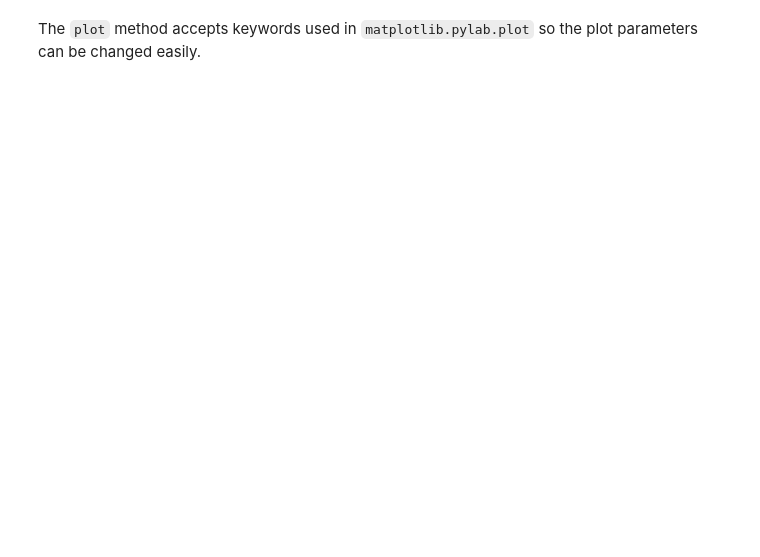
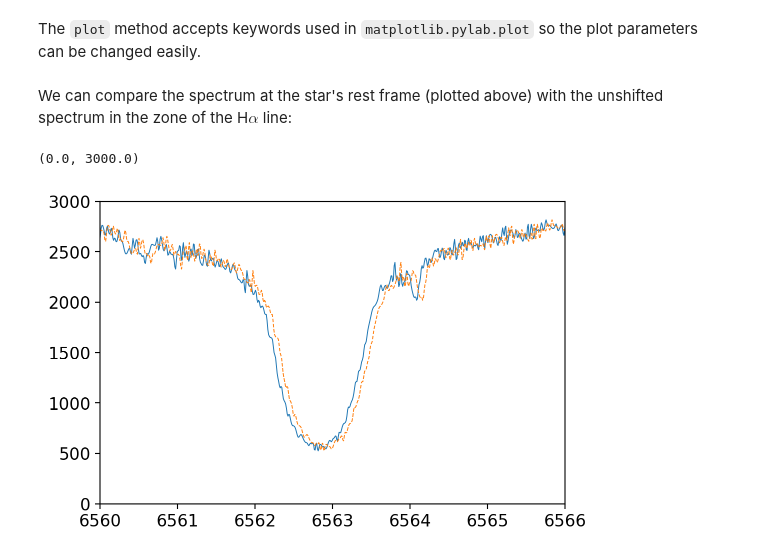
Before and after one commit to gomesdasilva/ACTIN2, a Jupyter notebook: docs/_static/notebooks/tutorial1.ipynb, the cells around one changed output. Saved outputs shown, nothing was run; the diff lists cells and outputs as text; code cells hidden in the pictures; blank space fills up the shorter version.

```diff
--- a/docs/_static/notebooks/tutorial1.ipynb
+++ b/docs/_static/notebooks/tutorial1.ipynb
@@ -87,2 +90,12 @@ read_spec.plot(show=True)
 # %% [markdown]
 The `plot` method accepts keywords used in `matplotlib.pylab.plot` so the plot parameters can be changed easily.
+# %% [markdown]
+We can compare the spectrum at the star's rest frame (plotted above) with the unshifted spectrum in the zone of the H$\alpha$ line:
+# %%
+read_spec.plot(order=6, key_wave='wave', key_flux='flux', show=False, lw=0.7)
+read_spec.plot(order=6, key_wave='wave_raw', key_flux='flux', ls='--', lw=0.7, show=False)
+plt.xlim(6560, 6566)
+plt.ylim(0, 3000)
+# %% [output]
+(0.0, 3000.0)
+[figure, added]
```
Also changed, not shown: parts of 12 cells of this notebook, 4 other files.
